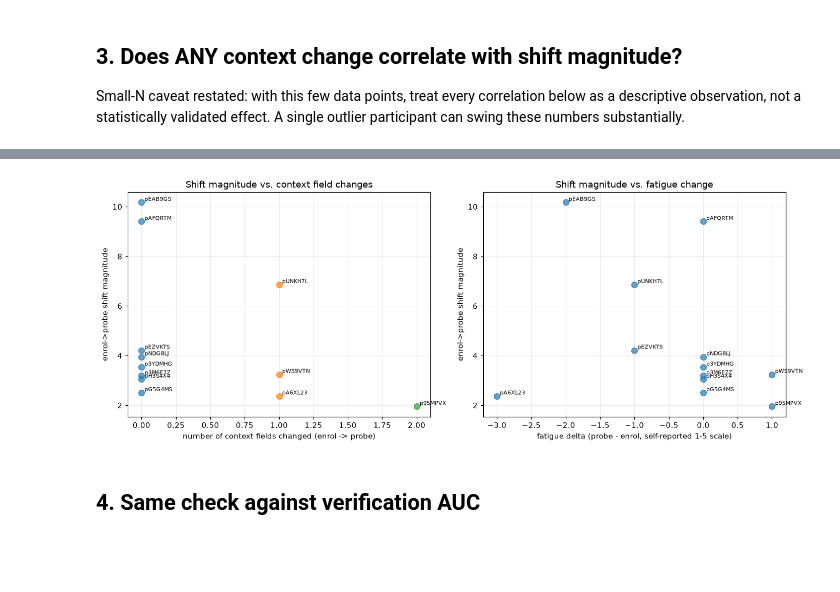
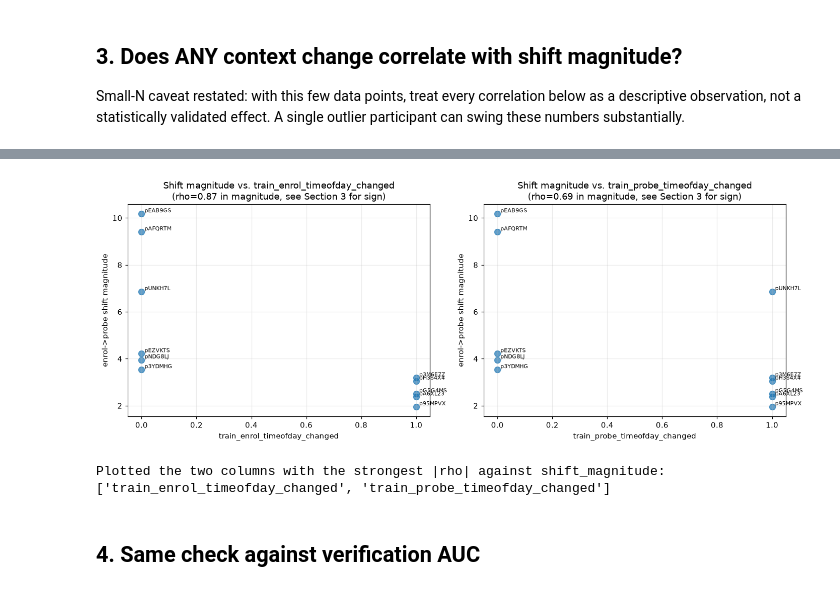
Before and after one commit to williaminsley/BBDC-Prototype-2-Research, a Jupyter notebook: ML-notebooks/23_context_analysis.ipynb, the cells around one changed output, grey strips where cells are left out. Cells and saved outputs as stored; diff of their text form; code cells hidden in the pictures; blank space fills up the shorter version.

```diff
--- a/ML-notebooks/23_context_analysis.ipynb
+++ b/ML-notebooks/23_context_analysis.ipynb
@@ -161,18 +187,20 @@ correlation below as a descriptive observation, not a statistically
 validated effect. A single outlier participant can swing these numbers
 substantially.
 # %%
+CTX_COLS = [c for c in context_change_df.columns if c not in ('participantId', 'shift_magnitude', 'auc')]
+
 if 'shift_magnitude' in context_change_df.columns and context_change_df['shift_magnitude'].notna().sum() >= 4:
     print(f"n = {context_change_df['shift_magnitude'].notna().sum()} -- Spearman correlations "
-          f"with shift_magnitude (small-N, descriptive only):\n")
-    for col in ['handuse_changed', 'posture_changed', 'movement_changed', 'timeofday_changed',
-                'n_context_fields_changed', 'fatigue_delta', 'focus_delta']:
+          f"with shift_magnitude (small-N, descriptive only), across all THREE session-pair "
+          f"comparisons (train->enrol, train->probe, enrol->probe):\n")
+    for col in CTX_COLS:
         sub = context_change_df[[col, 'shift_magnitude']].dropna()
         if len(sub) < 4 or sub[col].nunique() < 2:
-            print(f"  {col:24s}: insufficient variation to correlate (n={len(sub)}, "
-                  f"unique values={sub[col].nunique() if len(sub) else 0})")
+            print(f"  {col:28s}: insufficient variation to correlate (n={len(sub)})")
             continue
         rho, p = stats.spearmanr(sub[col], sub['shift_magnitude'])
-        print(f"  {col:24s}: rho={rho:+.2f}, p={p:.3f}  (n={len(sub)})")
+        flag = '  <-- worth a look' if abs(rho) > 0.4 and p < 0.2 else ''
+        print(f"  {col:28s}: rho={rho:+.2f}, p={p:.3f}  (n={len(sub)}){flag}")
 else:
     print("Not enough joined data to correlate -- check Section 2's warnings above.")
 # %% [output]
@@ -188,32 +224,39 @@ n = 12 -- Spearman correlations with shift_magnitude (small-N, descriptive only)
 # %%
-fig, axes = plt.subplots(1, 2, figsize=(13, 5))
+# Plots the strongest-correlating column from each comparison prefix (by |rho| with
+# shift_magnitude, computed in Section 3 above) rather than a fixed hardcoded column --
+# with three comparisons x 7 fields now available, hardcoding one field would mean the
+# plot silently stops matching whatever Section 3 actually flagged as interesting.
+_candidates = [c for c in CTX_COLS if context_change_df[[c, 'shift_magnitude']].dropna()[c].nunique() >= 2]
+_rhos = {}
+for c in _candidates:
+    sub = context_change_df[[c, 'shift_magnitude']].dropna()
+    if len(sub) >= 4:
+        rho, _ = stats.spearmanr(sub[c], sub['shift_magnitude'])
+        _rhos[c] = abs(rho)
+_top2 = sorted(_rhos, key=_rhos.get, reverse=True)[:2] if _rhos else []
 
-sub = context_change_df.dropna(subset=['n_context_fields_changed', 'shift_magnitude'])
-if len(sub):
-    for n_changed, g in sub.groupby('n_context_fields_changed'):
-        axes[0].scatter([n_changed]*len(g), g['shift_magnitude'], s=60, alpha=0.7)
-        for _, r in g.iterrows():
-            axes[0].annotate(r['participantId'], (n_changed, r['shift_magnitude']), fontsize=7,
-                              xytext=(4, 2), textcoords='offset points')
-    axes[0].set_xlabel('number of context fields changed (enrol -> probe)')
-    axes[0].set_ylabel('enrol->probe shift magnitude')
-    axes[0].set_title('Shift magnitude vs. context field changes')
+fig, axes = plt.subplots(1, max(len(_top2), 1), figsize=(6.5 * max(len(_top2), 1), 5), squeeze=False)
+axes = axes[0]
+for ax, col in zip(axes, _top2):
+    sub = context_change_df.dropna(subset=[col, 'shift_magnitude'])
+    ax.scatter(sub[col], sub['shift_magnitude'], s=60, alpha=0.7)
+    for _, r in sub.iterrows():
+        ax.annotate(r['participantId'], (r[col], r['shift_magnitude']), fontsize=7,
+                    xytext=(4, 2), textcoords='offset points')
+    ax.set_xlabel(col)
+    ax.set_ylabel('enrol->probe shift magnitude')
+    ax.set_title(f'Shift magnitude vs. {col}\n(rho={_rhos[col]:.2f} in magnitude, see Section 3 for sign)')
 
-sub2 = context_change_df.dropna(subset=['fatigue_delta', 'shift_magnitude'])
-if len(sub2):
-    axes[1].scatter(sub2['fatigue_delta'], sub2['shift_magnitude'], s=60, alpha=0.7)
-    for _, r in sub2.iterrows():
-        axes[1].annotate(r['participantId'], (r['fatigue_delta'], r['shift_magnitude']), fontsize=7,
-                          xytext=(4, 2), textcoords='offset points')
-    axes[1].set_xlabel('fatigue delta (probe - enrol, self-reported 1-5 scale)')
-    axes[1].set_ylabel('enrol->probe shift magnitude')
-    axes[1].set_title('Shift magnitude vs. fatigue change')
+if not _top2:
+    axes[0].text(0.5, 0.5, 'No column had enough variation to plot', ha='center', va='center')
 
 plt.tight_layout()
 fig.savefig(PLOTS_DIR / '01_context_vs_shift.png', dpi=150, bbox_inches='tight')
 plt.show()
+print(f"Plotted the two columns with the strongest |rho| against shift_magnitude: {_top2}")
 # %% [output]
-[figure, old version]
+[figure, new version]
+Plotted the two columns with the strongest |rho| against shift_magnitude: ['train_enrol_timeofday_changed', 'train_probe_timeofday_changed']
 # %% [markdown]
 ## 4. Same check against verification AUC
 # %%
```
Also changed, not shown: parts of 6 cells of this notebook.
